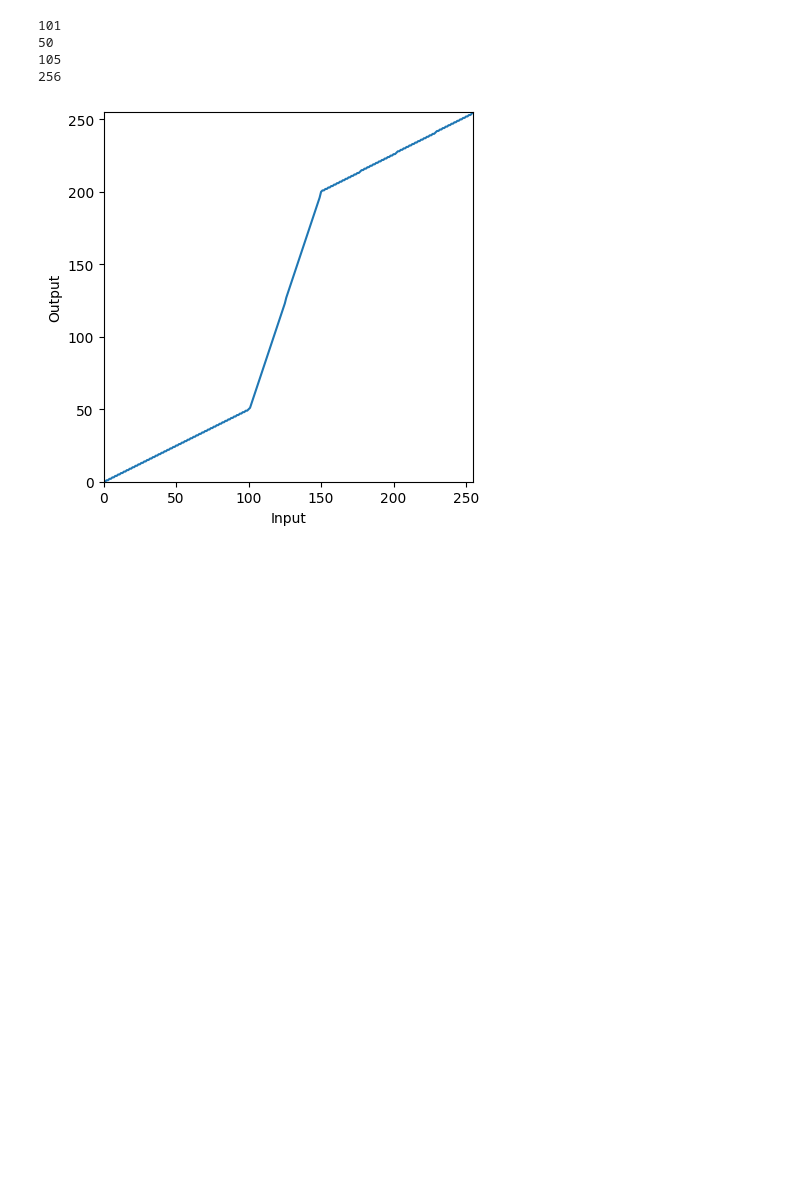
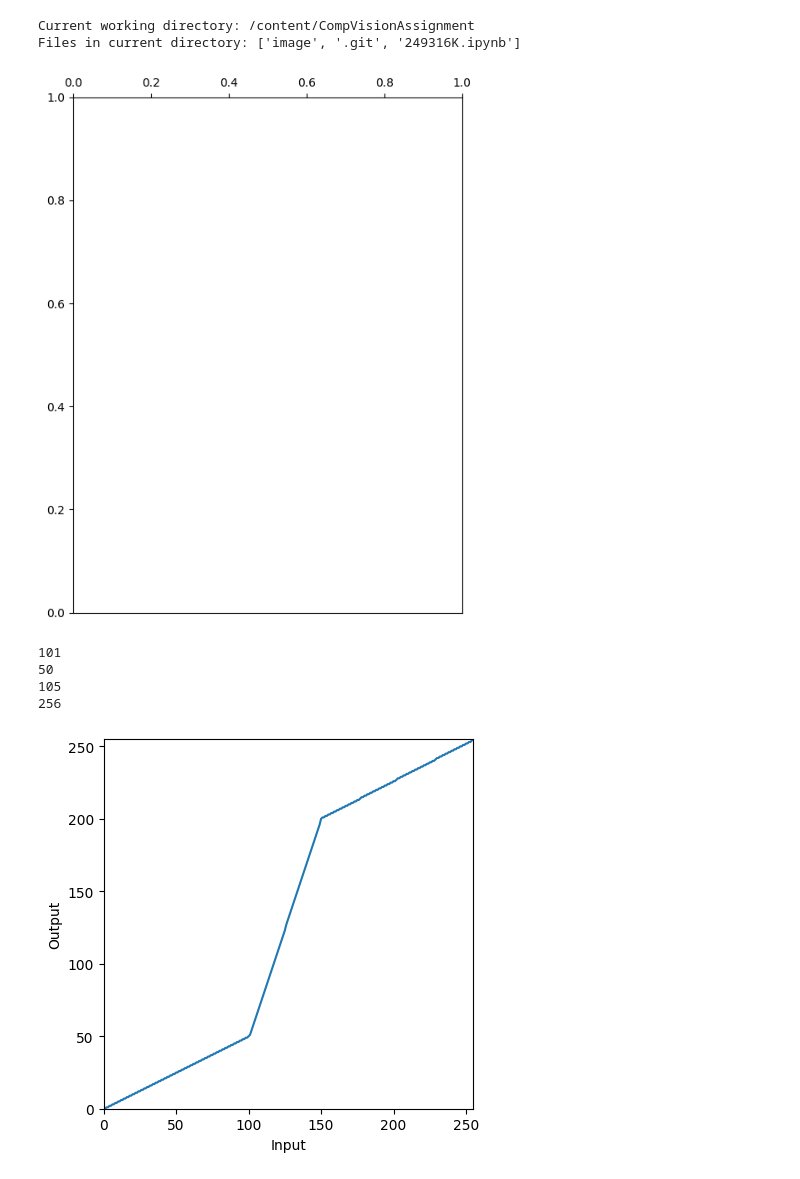
Before and after one commit to piumixit/CompVisionAssignment, a Jupyter notebook: 249316K.ipynb, the cells around one changed output. Drawn from its saved outputs; the diff is of its cells as text; code cells hidden in the pictures; blank space fills up the shorter version.

```diff
--- a/249316K.ipynb
+++ b/249316K.ipynb
@@ -1,3 +1,22 @@
+# %%
+import os
+print("Current working directory:", os.getcwd())
+print("Files in current directory:", os.listdir('.'))
+
+from PIL import Image
+import matplotlib.pyplot as
+
+img = Image.open(image_path)
+im = cv.imread('image/emma.jpg', cv.IMREAD_GRAYSCALE)
+if im is None:
+  print(f"Error: Could not load image at {im}")
+fig, ax = plt.subplots(1, 1, figsize=(6, 8))
+ax.xaxis.set_ticks_position('top')
+plt.show()
+# %% [output]
+Current working directory: /content/CompVisionAssignment
+Files in current directory: ['image', '.git', '249316K.ipynb']
+[figure, added]
 # %%
 # Intensity Windowing
 import cv2 as cv
```
Also changed, not shown: parts of 10 cells of this notebook.
